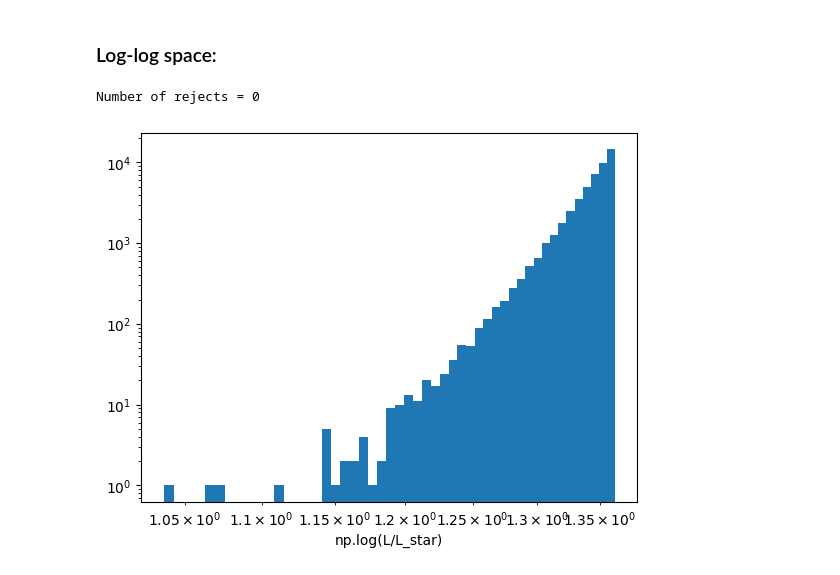
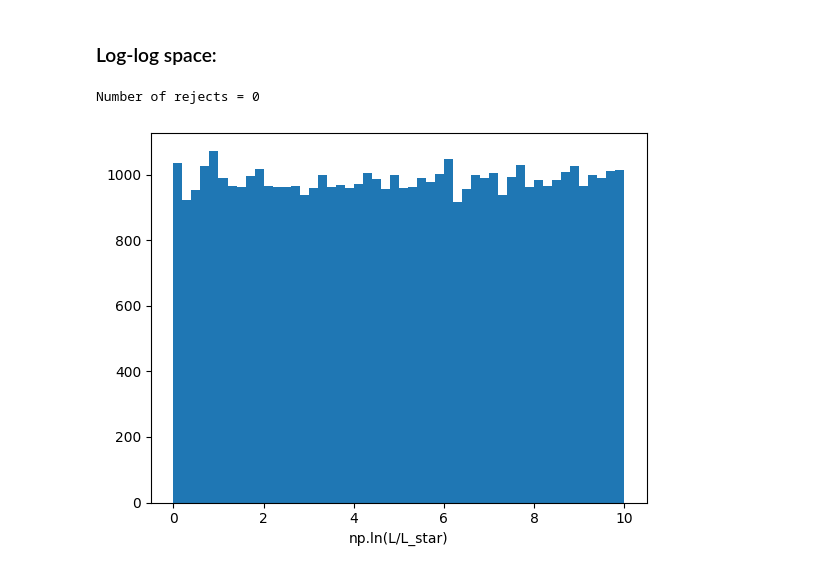
Before and after one commit to johannct/M2_Stage_Code, a Jupyter notebook: Simulation/Magnitude_Schechter.ipynb, the cells around one changed output. Cells and saved outputs as stored; diff of their text form; code cells hidden in the pictures.

```diff
--- a/Simulation/Magnitude_Schechter.ipynb
+++ b/Simulation/Magnitude_Schechter.ipynb
@@ -186,3 +339,9 @@ plt.loglog(x,y);
 # %% [output]
 [figure]
 [figure]
+# %%
+x=np.logspace(-2,1,100)
+y=np.power(x,-1.1)*np.exp(-x)
+plt.semilogy(x, 1/y)
+plt.figure()
+plt.loglog(x,1/y);
@@ -203,0 +458,11 @@ plt.xscale('log');
+# %%
+L_ratio = np.logspace(-3, 1, 1000)
+p_test = np.linspace(0, 1, 1000)
+phi_test = proba_schechter_lumRatio(L_ratio, -1.1)
+pow = L_ratio**(-1.1)
+plt.plot(L_ratio, phi_test, label='phi')
+plt.plot(L_ratio, pow/p_test, label='L_ratio**alpha / p_test')
+plt.yscale('log')
+plt.xscale('log')
+plt.xlabel('L/L_star')
+plt.legend();
@@ -223,9 +490,14 @@ ax[1].set_yscale('log');
 # %% [markdown]
 ### Log-log space:
 # %%
-def proba_schechter_lumLog(x, alpha):
+def proba_schechter_lumLog(x, alpha, phi_star=1):
     """x = ln(L/L*)"""
-    return (10**x)**(alpha + 1) * np.exp(-10**x)
+    return alpha*x - np.exp(x) + np.log(phi_star)
+
+
+def proba_schechter_lumLog10(x, alpha, phi_star=1):
+    """x = log10(L/L*)"""
+    return alpha*x - np.log10(np.e)*10**x + np.log10(phi_star)
 
 
 def sample_truncated_power_lawLog(alpha, xmin, xmax, size=None):
@@ -242,45 +514,46 @@ def sample_truncated_power_lawLog(alpha, xmin, xmax, size=None):
     Returns:
         numpy array of samples
     """
     if alpha == -1:
         raise ValueError("alpha = -1 requires a different (logarithmic) treatment")
 
     # Generate uniform random numbers
     u = np.random.uniform(0, 1, size)
 
     # Inverse CDF
     exponent = alpha + 1
-    xmin_exp = (10**xmin) ** exponent
-    xmax_exp = (10**xmax) ** exponent
+    xmin_exp = xmin * exponent
+    xmax_exp = xmax * exponent
 
-    samples = (u * (xmax_exp - xmin_exp) + xmin_exp) ** (1 / exponent)
+    samples = (u * (xmax_exp - xmin_exp) + xmin_exp) * (1 / exponent)
 
-    return np.log(samples)
+    return samples
 
 
-def generate_schechter_lumLog(n_samples, alpha, x_min, x_max):
+def generate_schechter_lumLog(n_samples, alpha, x_min, x_max, phi_star=1, fproba=proba_schechter_lumLog):
     """
-    Tire log10(L/L*) suivant Schechter.
-    x = log10(L/L*)
+    Tire log(L/L*) suivant Schechter.
+    x = log(L/L*)
     """
     samples = []
     reject = 0 #to count the number of rejects
 
     while len(samples) < n_samples:
-        x_cand = sample_truncated_power_lawLog(alpha+1, x_min, x_max)
-        p_test = np.random.uniform(0, np.power(10**x_cand, alpha+1))
+        x_cand = sample_truncated_power_lawLog(alpha, x_min, x_max)
+        x_test = x_cand*alpha #g(x_cand)
+        p_test = np.random.uniform(0, x_test)
 
-        if p_test < np.power(10**x_cand, alpha+1)/proba_schechter_lumLog(x_cand, alpha):
+        if p_test < x_test/fproba(x_cand, alpha, phi_star):
             samples.append(x_cand)
         else: reject += 1
     print('Number of rejects =', reject)
     return np.array(samples)
 
 
-x = generate_schechter_lumLog(npix, alpha=-1.001, x_min=1e-3, x_max=10)
-get_hist(np.log10(x), xlabel='np.log(L/L_star)', bins=50)
-plt.yscale('log')
-plt.xscale('log');
+x = generate_schechter_lumLog(npix, alpha=-1.001, x_min=1e-3, x_max=10, fproba=proba_schechter_lumLog)
+get_hist(x, xlabel='np.ln(L/L_star)', bins=50);
+#plt.yscale('log');
+#plt.xscale('log');
 # %% [output]
 Number of rejects = 0
-[figure, old version]
+[figure, new version]
```
Also changed, not shown: parts of 27 cells of this notebook.
